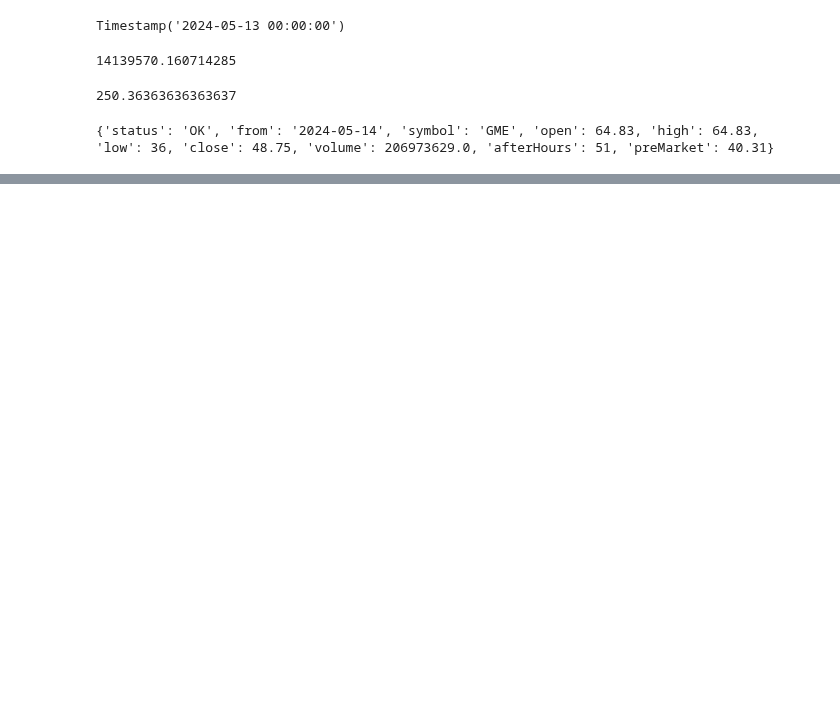
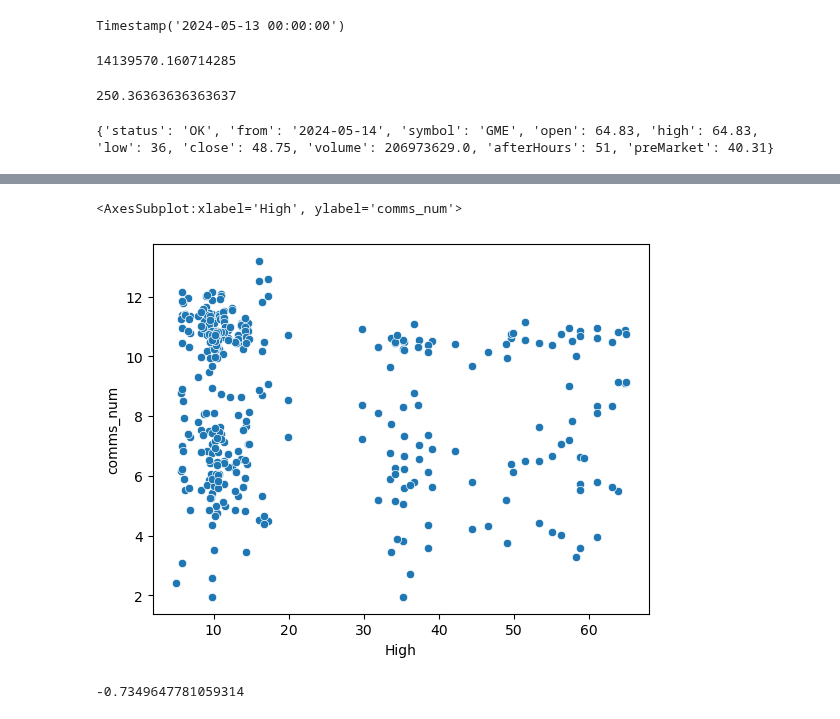
Before and after one commit to ReapersOne/AI, a Jupyter notebook: Semester 1/Stocks/Stocks.ipynb, the cells around one changed output, grey strips where cells are left out. Cells and saved outputs as stored; diff of their text form; code cells hidden in the pictures; blank space fills up the shorter version.

```diff
--- a/Semester 1/Stocks/Stocks.ipynb
+++ b/Semester 1/Stocks/Stocks.ipynb
@@ -278,0 +381,2 @@ sns.scatterplot(data=df3, x='Date', y='High', label='3rd')
+# %%
+log_comms_num = np.log(merged_df3["comms_num"])
@@ -278,0 +398,13 @@ sns.scatterplot(data=df3, x='Date', y='High', label='3rd')
+# %%
+sns.scatterplot(data=merged_df3, x='High', y=log_comms_num)
+# %% [output]
+<AxesSubplot:xlabel='High', ylabel='comms_num'>
+[figure, added]
+# %%
+merged_df3['numeric_time'] = pd.to_datetime(merged_df3['Date']).astype('int64') // 10**9  # Converts to seconds since epoch
+
+# Now you can calculate the Pearson correlation between 'numeric_time' and another variable
+correlation = merged_df3['numeric_time'].corr(df['Log High'])
+correlation
+# %% [output]
+-0.7349647781059314
```
Also changed, not shown: parts of 30 cells of this notebook, 5 other files.
